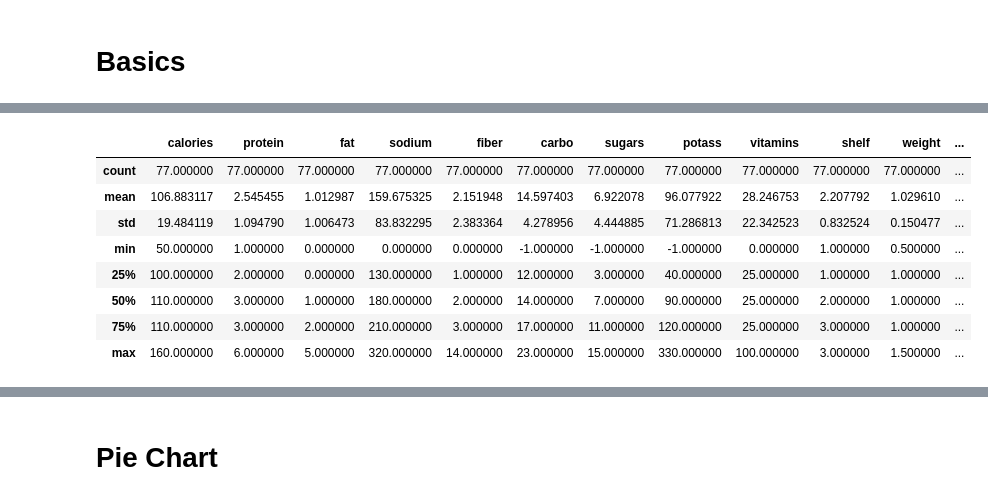
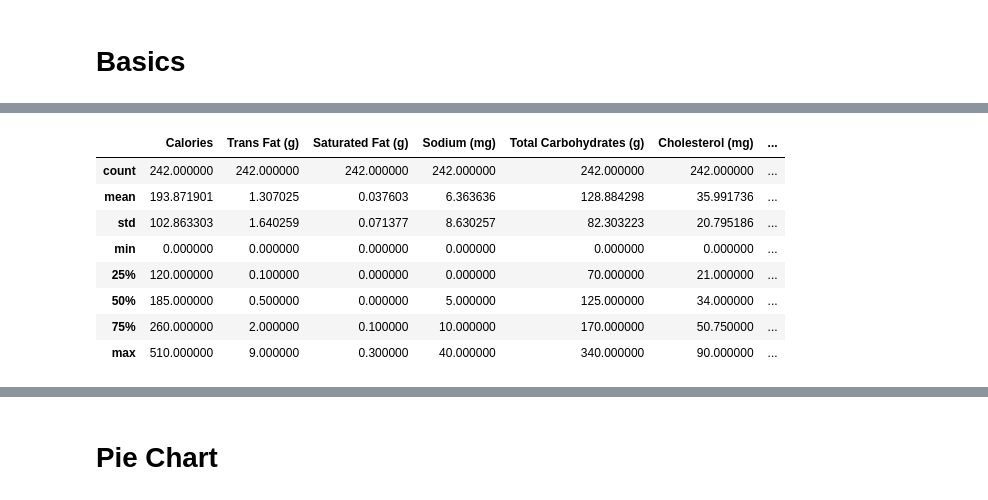
Before and after one commit to SamaSamrin/Python-Data-Visualization-Guide, a Jupyter notebook: DV_Practice.ipynb, the cells around one changed output, grey strips where cells are left out. Drawn from its saved outputs; the diff is of its cells as text; code cells hidden in the pictures.

```diff
--- a/DV_Practice.ipynb
+++ b/DV_Practice.ipynb
@@ -13,5 +15,5 @@ drive.mount('/content/drive')
 # %%
-df = pd.read_csv("/content/drive/MyDrive/Data Science/data/cereals.csv")
+drinks = pd.read_csv("/content/drive/MyDrive/Data Science/data/Starbucks Menu Nutrition/starbucks_drinkMenu_expanded.csv")
 
-display(df)
+display(drinks)
 # %% [output]
@@ -51,12 +55,12 @@ memory usage: 9.8+ KB
 # %%
-df.describe()
+drinks.describe()
 # %% [output]
-|  | calories | protein | fat | sodium | fiber | carbo | sugars | potass | vitamins | shelf | weight | ... |
-| count | 77.000000 | 77.000000 | 77.000000 | 77.000000 | 77.000000 | 77.000000 | 77.000000 | 77.000000 | 77.000000 | 77.000000 | 77.000000 | ... |
-| mean | 106.883117 | 2.545455 | 1.012987 | 159.675325 | 2.151948 | 14.597403 | 6.922078 | 96.077922 | 28.246753 | 2.207792 | 1.029610 | ... |
-| std | 19.484119 | 1.094790 | 1.006473 | 83.832295 | 2.383364 | 4.278956 | 4.444885 | 71.286813 | 22.342523 | 0.832524 | 0.150477 | ... |
-| min | 50.000000 | 1.000000 | 0.000000 | 0.000000 | 0.000000 | -1.000000 | -1.000000 | -1.000000 | 0.000000 | 1.000000 | 0.500000 | ... |
-| 25% | 100.000000 | 2.000000 | 0.000000 | 130.000000 | 1.000000 | 12.000000 | 3.000000 | 40.000000 | 25.000000 | 1.000000 | 1.000000 | ... |
-| 50% | 110.000000 | 3.000000 | 1.000000 | 180.000000 | 2.000000 | 14.000000 | 7.000000 | 90.000000 | 25.000000 | 2.000000 | 1.000000 | ... |
-| 75% | 110.000000 | 3.000000 | 2.000000 | 210.000000 | 3.000000 | 17.000000 | 11.000000 | 120.000000 | 25.000000 | 3.000000 | 1.000000 | ... |
-| max | 160.000000 | 6.000000 | 5.000000 | 320.000000 | 14.000000 | 23.000000 | 15.000000 | 330.000000 | 100.000000 | 3.000000 | 1.500000 | ... |
+|  | Calories | Trans Fat (g) | Saturated Fat (g) | Sodium (mg) | Total Carbohydrates (g) | Cholesterol (mg) | ... |
+| count | 242.000000 | 242.000000 | 242.000000 | 242.000000 | 242.000000 | 242.000000 | ... |
+| mean | 193.871901 | 1.307025 | 0.037603 | 6.363636 | 128.884298 | 35.991736 | ... |
+| std | 102.863303 | 1.640259 | 0.071377 | 8.630257 | 82.303223 | 20.795186 | ... |
+| min | 0.000000 | 0.000000 | 0.000000 | 0.000000 | 0.000000 | 0.000000 | ... |
+| 25% | 120.000000 | 0.100000 | 0.000000 | 0.000000 | 70.000000 | 21.000000 | ... |
+| 50% | 185.000000 | 0.500000 | 0.000000 | 5.000000 | 125.000000 | 34.000000 | ... |
+| 75% | 260.000000 | 2.000000 | 0.100000 | 10.000000 | 170.000000 | 50.750000 | ... |
+| max | 510.000000 | 9.000000 | 0.300000 | 40.000000 | 340.000000 | 90.000000 | ... |
```
Also changed, not shown: parts of 21 cells of this notebook.
